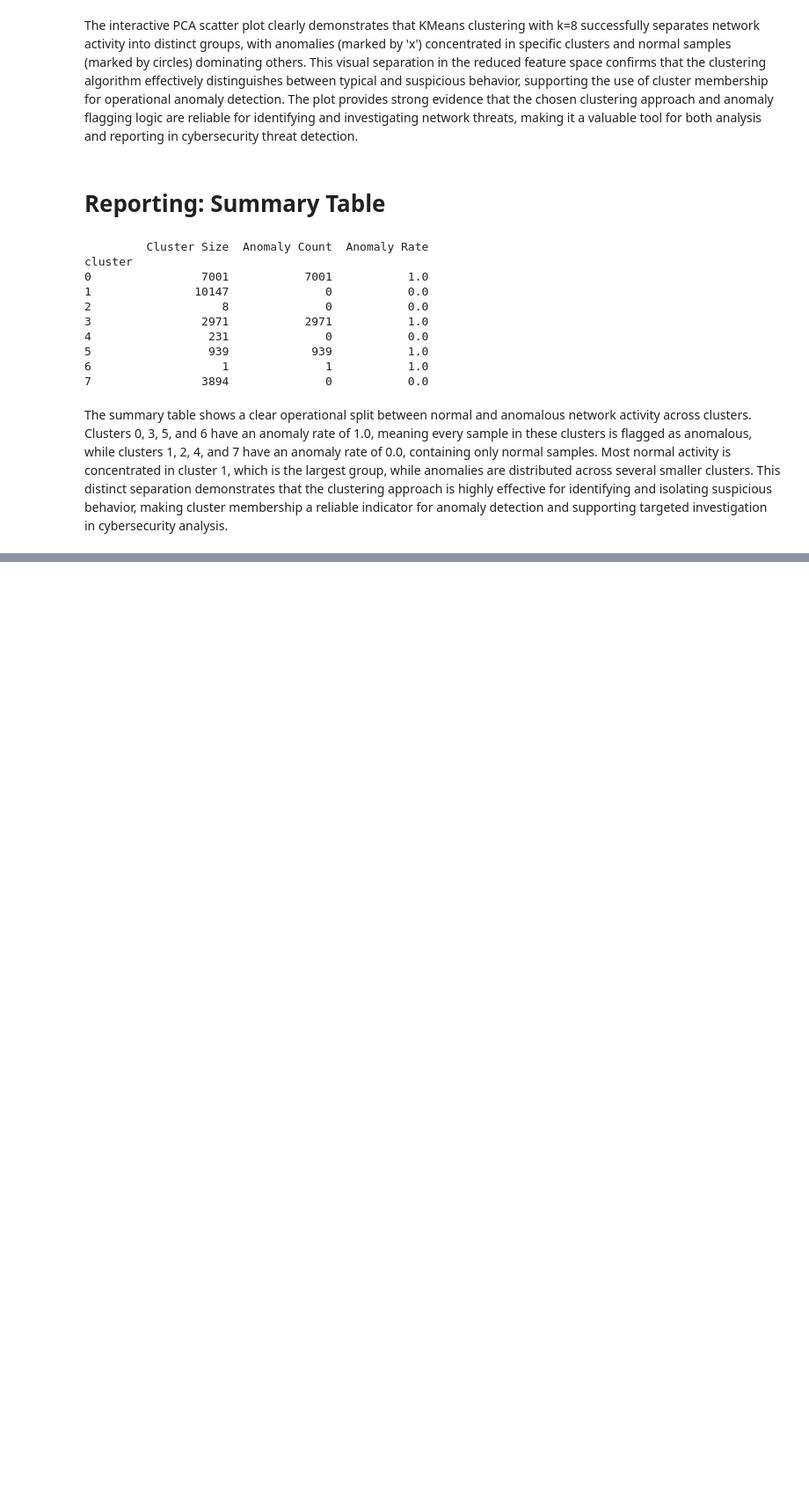
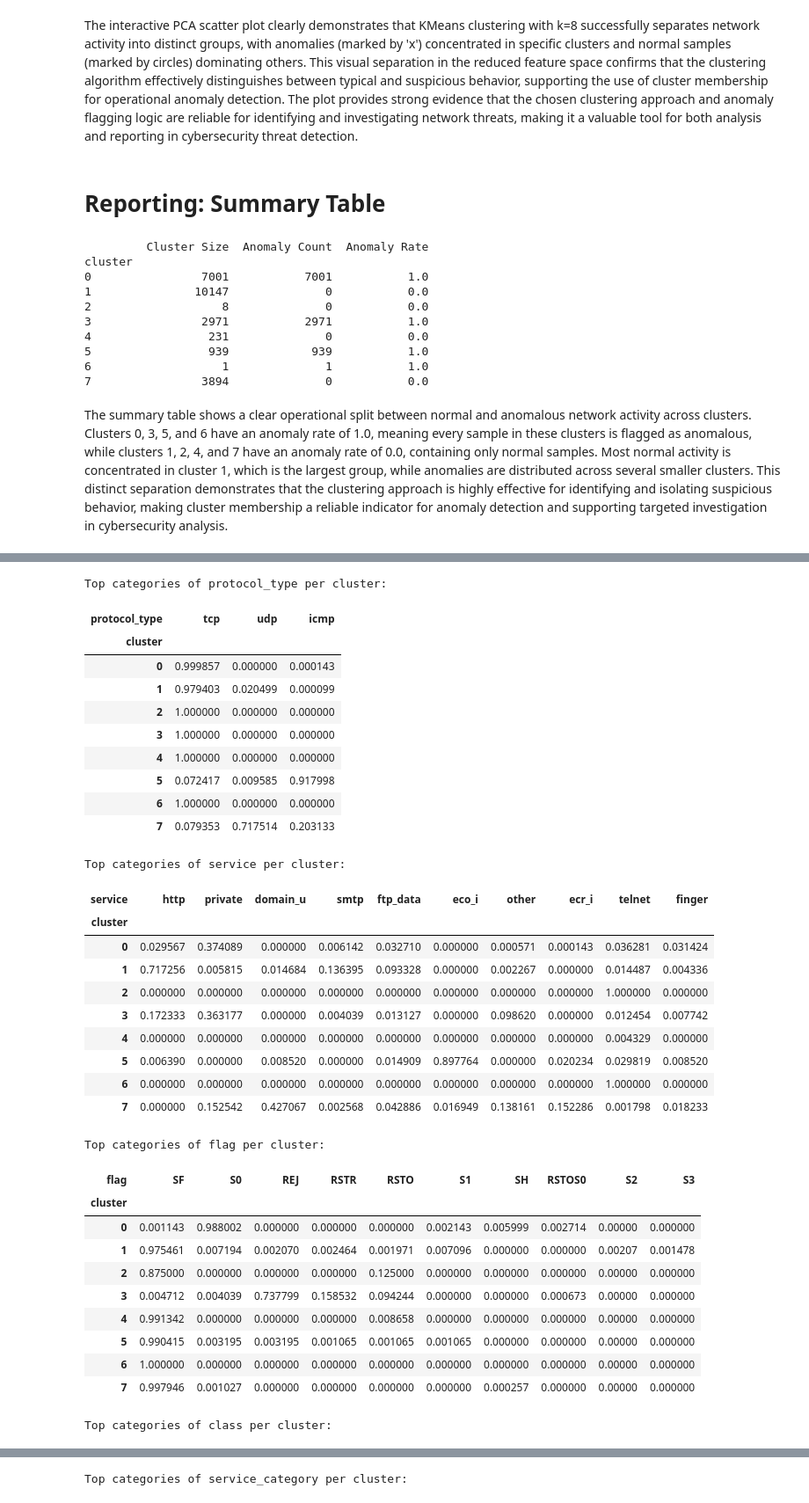
Before and after one commit to tanzilachand/Cybersecurity-Threat-Analysis, a Jupyter notebook: jupyter_notebooks/model.ipynb, the cells around one changed output, grey strips where cells are left out. Shown at 88% size. Cells and saved outputs as stored; diff of their text form; code cells hidden in the pictures; blank space fills up the shorter version.

Commit message:
model notebook update, clusters description added

```diff
--- a/jupyter_notebooks/model.ipynb
+++ b/jupyter_notebooks/model.ipynb
@@ -529,0 +622,17 @@ The summary table shows a clear operational split between normal and anomalous n
+# %%
+# Using median difference divided by global median absolute deviation (MAD-like)
+global_median = df[numeric_feats].median()
+global_mad = (df[numeric_feats] - global_median).abs().median().replace(0, 1e-9)  # avoid divide by zero
+
+cluster_diff = (cluster_medians - global_median) / global_mad   # shape: clusters x features
+# absolute importance
+cluster_diff_abs_sorted = cluster_diff.abs().apply(lambda row: row.sort_values(ascending=False).index.tolist(), axis=1)
+
+# To get top 5 features per cluster:
+top_n = 5
+top_features_per_cluster = {c: cluster_diff_abs_sorted.loc[c][:top_n] for c in cluster_diff_abs_sorted.index}
+print("Top features per cluster (by scaled median difference):")
+for c, feats in top_features_per_cluster.items():
+    print(f"Cluster {c}: {feats}")
+# Save a numeric importance table
+cluster_diff.to_csv('../data/clean/cluster_feature_diff_scaled.csv')
@@ -529,0 +652,60 @@ The summary table shows a clear operational split between normal and anomalous n
+# %%
+cat_feats = df.select_dtypes(include='object').columns.tolist()
+
+from collections import defaultdict
+cat_summary = defaultdict(dict)
+
+for feat in cat_feats:
+    # normalized counts per cluster
+    ctab = df.groupby(cluster_col)[feat].value_counts(normalize=True).rename('prop').reset_index()
+    # pivot: rows cluster, cols categories
+    pivot = ctab.pivot(index=cluster_col, columns=feat, values='prop').fillna(0)
+    # keep only top K categories overall
+    top_k = df[feat].value_counts(normalize=True).head(10).index.tolist()
+    pivot_topk = pivot[top_k].fillna(0)
+    pivot_topk.to_csv(f'../data/clean/cat_{feat}_by_cluster_topk.csv')
+    cat_summary[feat] = pivot_topk
+    print(f"\nTop categories of {feat} per cluster:")
+    display(pivot_topk)
+
+# to print top 3 categories per cluster for a single feature:
+for feat in cat_feats:
+    print(f"\nTop 3 {feat} per cluster:")
+    for c in sorted(df[cluster_col].unique()):
+        row = cat_summary[feat].loc[c].sort_values(ascending=False).head(3)
+        print(f" Cluster {c}: {row.to_dict()}")
+# %% [output]
+Top categories of protocol_type per cluster:
+| protocol_type | tcp | udp | icmp |
+| cluster |  |  |  |
+| 0 | 0.999857 | 0.000000 | 0.000143 |
+| 1 | 0.979403 | 0.020499 | 0.000099 |
+| 2 | 1.000000 | 0.000000 | 0.000000 |
+| 3 | 1.000000 | 0.000000 | 0.000000 |
+| 4 | 1.000000 | 0.000000 | 0.000000 |
+| 5 | 0.072417 | 0.009585 | 0.917998 |
+| 6 | 1.000000 | 0.000000 | 0.000000 |
+| 7 | 0.079353 | 0.717514 | 0.203133 |
+Top categories of service per cluster:
+| service | http | private | domain_u | smtp | ftp_data | eco_i | other | ecr_i | telnet | finger |
+| cluster |  |  |  |  |  |  |  |  |  |  |
+| 0 | 0.029567 | 0.374089 | 0.000000 | 0.006142 | 0.032710 | 0.000000 | 0.000571 | 0.000143 | 0.036281 | 0.031424 |
+| 1 | 0.717256 | 0.005815 | 0.014684 | 0.136395 | 0.093328 | 0.000000 | 0.002267 | 0.000000 | 0.014487 | 0.004336 |
+| 2 | 0.000000 | 0.000000 | 0.000000 | 0.000000 | 0.000000 | 0.000000 | 0.000000 | 0.000000 | 1.000000 | 0.000000 |
+| 3 | 0.172333 | 0.363177 | 0.000000 | 0.004039 | 0.013127 | 0.000000 | 0.098620 | 0.000000 | 0.012454 | 0.007742 |
+| 4 | 0.000000 | 0.000000 | 0.000000 | 0.000000 | 0.000000 | 0.000000 | 0.000000 | 0.000000 | 0.004329 | 0.000000 |
+| 5 | 0.006390 | 0.000000 | 0.008520 | 0.000000 | 0.014909 | 0.897764 | 0.000000 | 0.020234 | 0.029819 | 0.008520 |
+| 6 | 0.000000 | 0.000000 | 0.000000 | 0.000000 | 0.000000 | 0.000000 | 0.000000 | 0.000000 | 1.000000 | 0.000000 |
+| 7 | 0.000000 | 0.152542 | 0.427067 | 0.002568 | 0.042886 | 0.016949 | 0.138161 | 0.152286 | 0.001798 | 0.018233 |
+Top categories of flag per cluster:
+| flag | SF | S0 | REJ | RSTR | RSTO | S1 | SH | RSTOS0 | S2 | S3 |
+| cluster |  |  |  |  |  |  |  |  |  |  |
+| 0 | 0.001143 | 0.988002 | 0.000000 | 0.000000 | 0.000000 | 0.002143 | 0.005999 | 0.002714 | 0.00000 | 0.000000 |
+| 1 | 0.975461 | 0.007194 | 0.002070 | 0.002464 | 0.001971 | 0.007096 | 0.000000 | 0.000000 | 0.00207 | 0.001478 |
+| 2 | 0.875000 | 0.000000 | 0.000000 | 0.000000 | 0.125000 | 0.000000 | 0.000000 | 0.000000 | 0.00000 | 0.000000 |
+| 3 | 0.004712 | 0.004039 | 0.737799 | 0.158532 | 0.094244 | 0.000000 | 0.000000 | 0.000673 | 0.00000 | 0.000000 |
+| 4 | 0.991342 | 0.000000 | 0.000000 | 0.000000 | 0.008658 | 0.000000 | 0.000000 | 0.000000 | 0.00000 | 0.000000 |
+| 5 | 0.990415 | 0.003195 | 0.003195 | 0.001065 | 0.001065 | 0.001065 | 0.000000 | 0.000000 | 0.00000 | 0.000000 |
+| 6 | 1.000000 | 0.000000 | 0.000000 | 0.000000 | 0.000000 | 0.000000 | 0.000000 | 0.000000 | 0.00000 | 0.000000 |
+| 7 | 0.997946 | 0.001027 | 0.000000 | 0.000000 | 0.000000 | 0.000000 | 0.000257 | 0.000000 | 0.00000 | 0.000000 |
+Top categories of class per cluster:
@@ -529,0 +722 @@ The summary table shows a clear operational split between normal and anomalous n
+Top categories of service_category per cluster:
```
Also changed, not shown: parts of 16 cells of this notebook, 12 other files.
